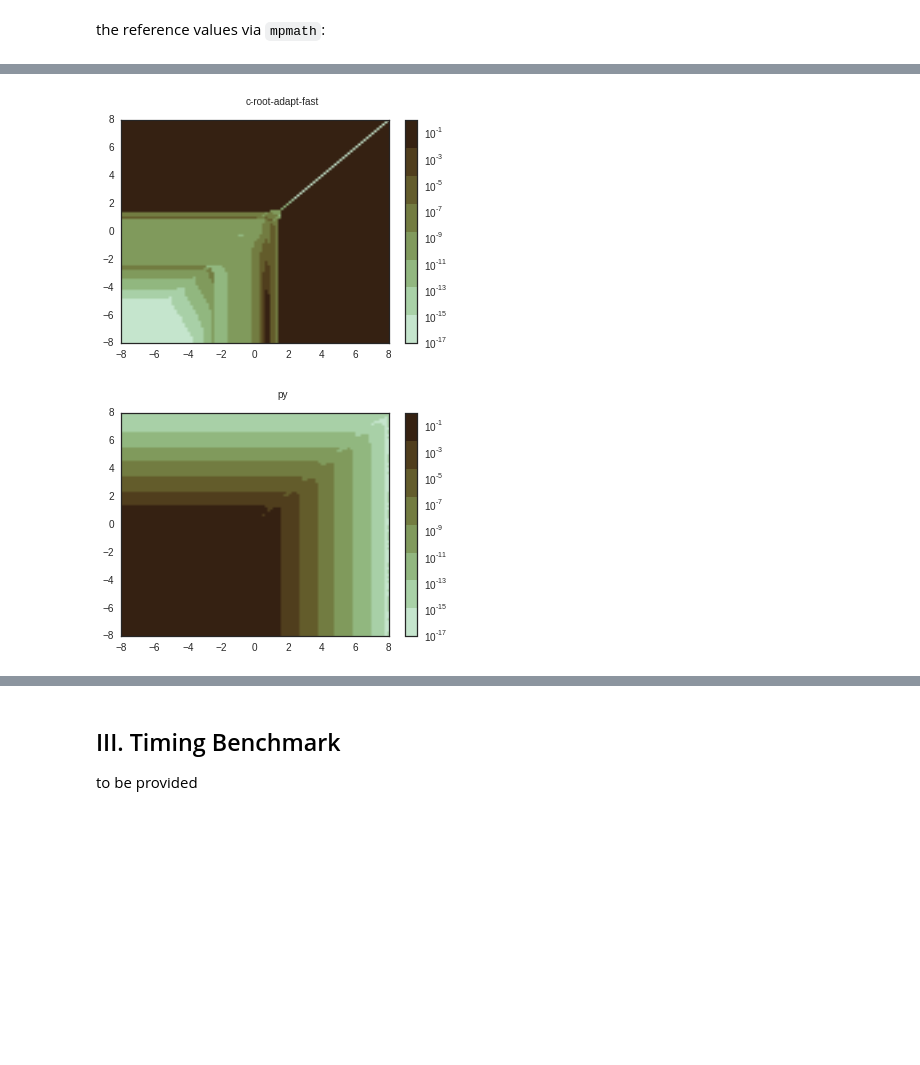
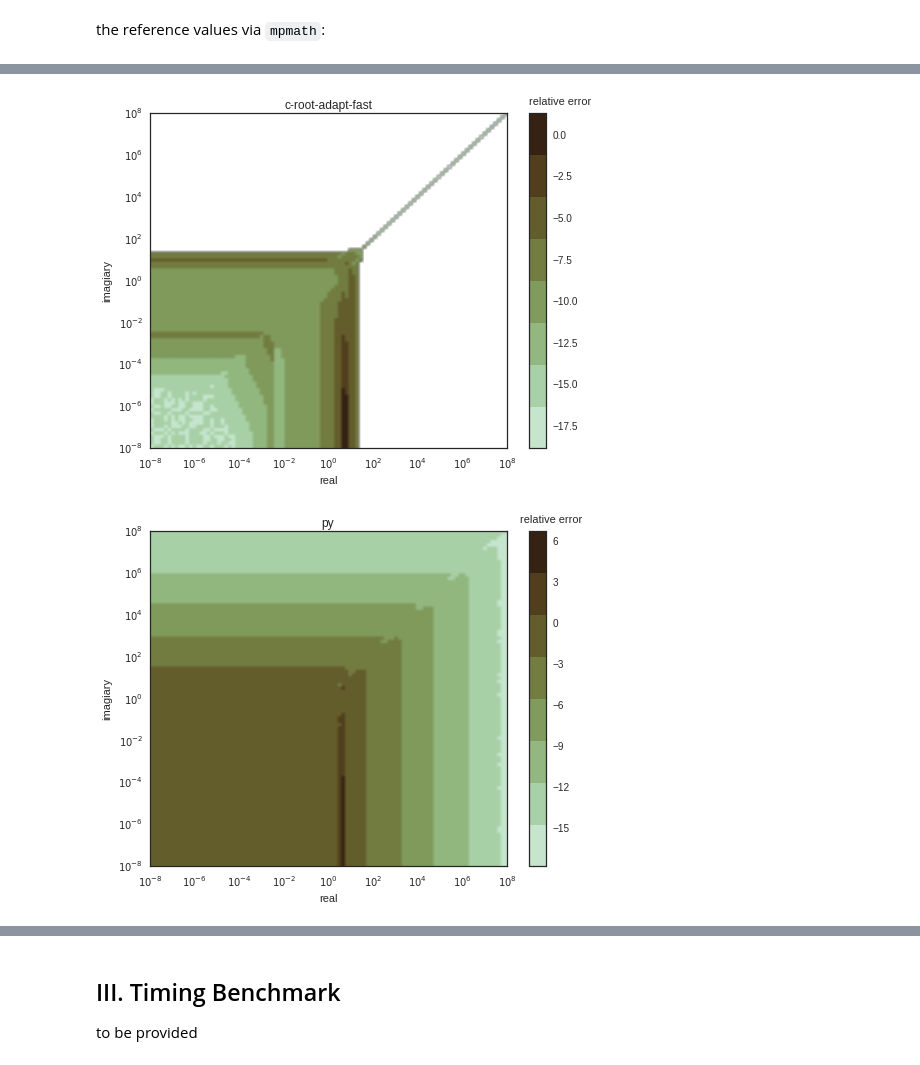
Before and after one commit to martinschwinzerl/faddeevas, a Jupyter notebook: benchmark.ipynb, the cells around one changed output, grey strips where cells are left out. Cells and saved outputs as stored; diff of their text form; code cells hidden in the pictures; blank space fills up the shorter version.

Commit message:
- Prettyfied plots - Added some comments

```diff
--- a/benchmark.ipynb
+++ b/benchmark.ipynb
@@ -15,6 +15,20 @@ import ctypes
 import sys
 import time
 %load_ext Cython
+# %%
+import matplotlib
+import matplotlib.pyplot as plt
+import seaborn as sns
+from matplotlib.colors import LogNorm
+%matplotlib inline
+
+sns.set_style("white")
+cmap = matplotlib.colors.ListedColormap(sns.color_palette("Blues", 256))
+cmap2 = matplotlib.colors.ListedColormap(sns.cubehelix_palette(8, 256))
+matplotlib.rcParams['mathtext.fontset'] = 'custom'
+matplotlib.rcParams['mathtext.rm'] = 'Bitstream Vera Sans'
+matplotlib.rcParams['mathtext.it'] = 'Bitstream Vera Sans:italic'
+matplotlib.rcParams['mathtext.bf'] = 'Bitstream Vera Sans:bold'
 # %% [markdown]
 a timer class for a more convenient timing
 # %%
@@ -328,26 +302,34 @@ the reference values via `mpmath`:
 wr_ref, wi_ref = wofz_impl['mp'](x, y)
 # %%
 def plot_image(x,y,z, title, unify=True):
-    plt.figure()
+    fig, ax = plt.subplots(figsize=(8,6))
     if unify:
         z = np.clip(a=z, a_min=1e-17, a_max=1e0)
-        im = plt.imshow(
+        im  = ax.imshow(
                    #np.vectorize(mpmath.log10)(z).astype(np.float64),
                    z.astype(np.float64),
                    origin="bottom",extent=[exp_min,exp_max,exp_min,exp_max],aspect='auto',
                    vmin=1e-17, vmax=1e0, norm=LogNorm(),
                    cmap=cmap2)
     else:
-        im = plt.imshow(np.vectorize(mpmath.log10)(z).astype(np.float64),
+        im = ax.imshow(np.vectorize(mpmath.log10)(z).astype(np.float64),
                        origin="bottom",extent=[exp_min,exp_max,exp_min,exp_max],aspect='auto',
                        cmap=cmap2)
 
-    plt.colorbar(im)
-    plt.suptitle(title)
+    # Plot look: axes, title, ticks, ...
+    cbar = plt.colorbar(im)
+    cbar.set_label('relative error', labelpad=-18, y=1.05, rotation=0)
+    ax.set_title(title)
+    ax.set_xlabel('real')
+    ax.set_ylabel('imagiary')
+    ax.set_xticklabels([ "$10^{" + str(i) + "}$" for i in range(exp_min, exp_max + 1, 2)])
+    ax.set_yticklabels([ "$10^{" + str(i) + "}$" for i in range(exp_min, exp_max + 1, 2)])
+
+    return fig, ax
 
 test = True
 if test is True:
     wr, wi = wofz_impl['c'](x, y)
     z = abs(wr - wr_ref)/wr_ref
-    plot_image(x,y,z, title='c',unify=True)
+    fig, ax = plot_image(x,y,z, title='c',unify=True)
 # %% [output]
@@ -356,5 +338,5 @@ if test is True:
 for implementation, function in wofz_impl.iteritems():
     wr, wi = function(x, y)
     z = abs(wr - wr_ref)/wr_ref
-    plot_image(x,y,z, title=implementation, unify=True)
+    plot_image(x,y,z, title=implementation, unify=False)
 # %% [output]
@@ -362,2 +344,2 @@ for implementation, function in wofz_impl.iteritems():
-[figure, old version]
+[figure, new version]
-[figure, old version]
+[figure, new version]
```
Also changed, not shown: parts of 18 cells of this notebook.
